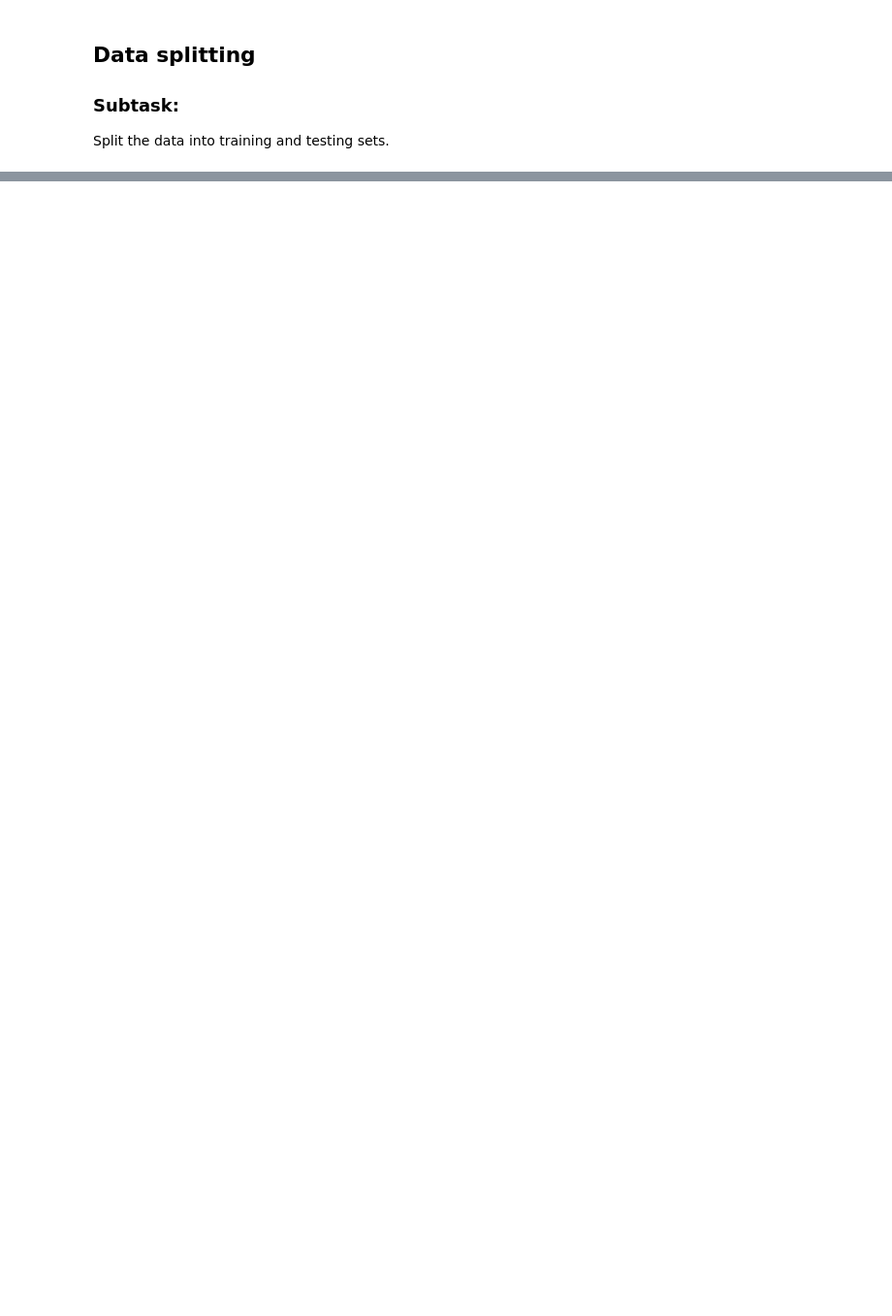
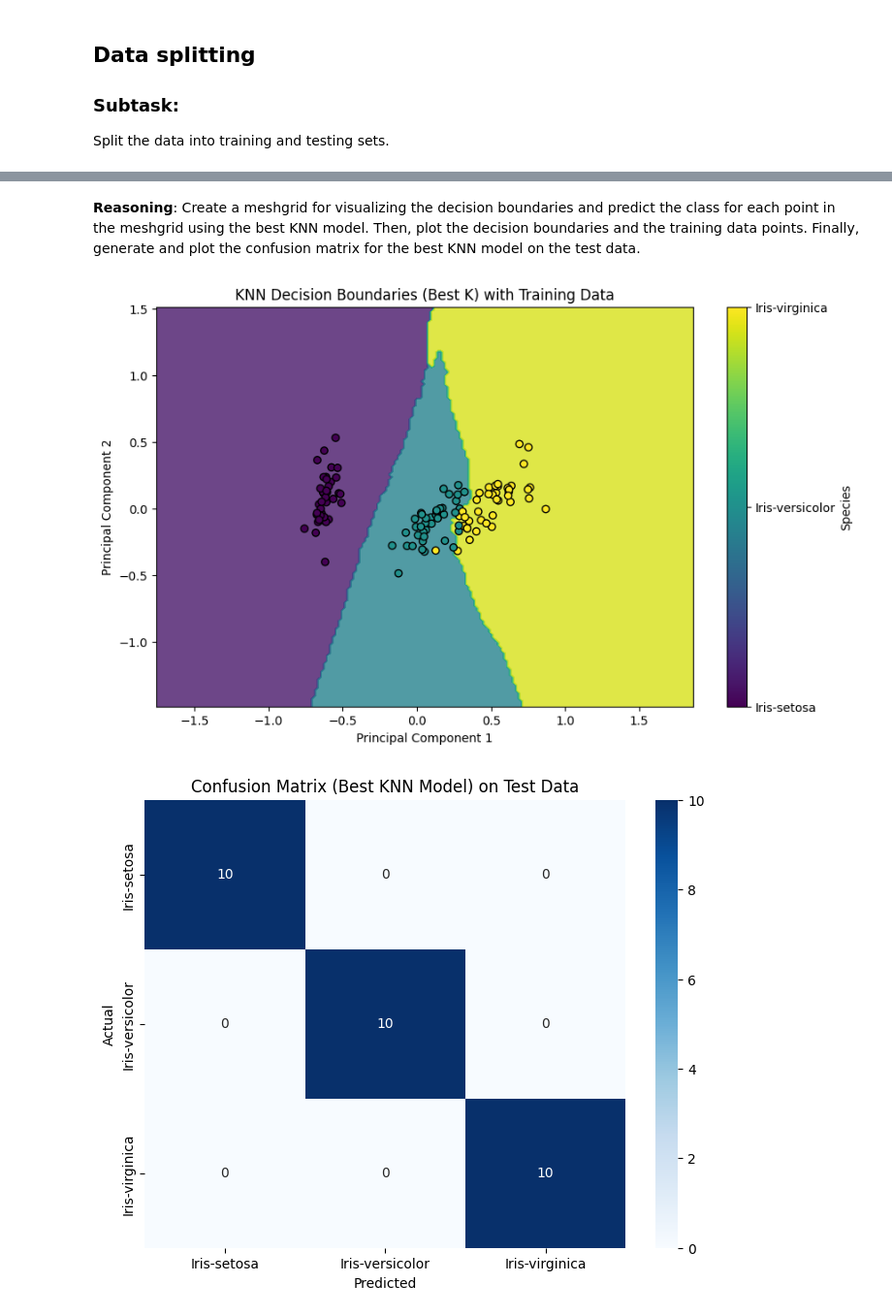
Before and after one commit to sravani12-ui/Task-7-AI-ML, a Jupyter notebook: Task6.ipynb, the cells around one changed output, grey strips where cells are left out. Shown: that part at 97% size. Saved outputs shown, nothing was run; the diff lists cells and outputs as text; code cells hidden in the pictures; blank space fills up the shorter version.

```diff
--- a/Task6.ipynb
+++ b/Task6.ipynb
@@ -525,3 +296,64 @@ for k, knn in classifiers.items():
+# %% [markdown]
+**Reasoning**:
+Create a meshgrid for visualizing the decision boundaries and predict the class for each point in the meshgrid using the best KNN model. Then, plot the decision boundaries and the training data points. Finally, generate and plot the confusion matrix for the best KNN model on the test data.
+# %%
+import numpy as np
+import matplotlib.pyplot as plt
+import seaborn as sns
+from sklearn.decomposition import PCA
+from sklearn.metrics import confusion_matrix
+
+# Use the first two principal components for visualization
+pca = PCA(n_components=2)
+X_train_pca = pca.fit_transform(X_train)
+X_test_pca = pca.transform(X_test)
+
+# Train the best KNN model on the PCA-transformed training data
+best_knn.fit(X_train_pca, y_train)
+
+# Create a meshgrid of points to plot the decision boundaries
+x_min, x_max = X_train_pca[:, 0].min() - 1, X_train_pca[:, 0].max() + 1
+y_min, y_max = X_train_pca[:, 1].min() - 1, X_train_pca[:, 1].max() + 1
+xx, yy = np.meshgrid(np.arange(x_min, x_max, 0.02),
+                     np.arange(y_min, y_max, 0.02))
+
+# Predict the class for each point in the meshgrid
+Z = best_knn.predict(np.c_[xx.ravel(), yy.ravel()])
+Z = Z.reshape(xx.shape)
+
+# Map species names to numerical values for contour plotting
+species_map = {'Iris-setosa': 0, 'Iris-versicolor': 1, 'Iris-virginica': 2}
+y_train_numeric = y_train.map(species_map)
+Z_numeric = np.array([species_map[label] for label in Z.ravel()]).reshape(Z.shape)
+
+
+# Plot the decision boundaries
+plt.figure(figsize=(10, 6))
+plt.contourf(xx, yy, Z_numeric, alpha=0.8, cmap=plt.cm.viridis)
+
+# Plot the training data points
+scatter = plt.scatter(X_train_pca[:, 0], X_train_pca[:, 1], c=y_train_numeric, edgecolors='k', cmap=plt.cm.viridis)
+plt.xlabel('Principal Component 1')
+plt.ylabel('Principal Component 2')
+plt.title('KNN Decision Boundaries (Best K) with Training Data')
+plt.colorbar(scatter, ticks=[0, 1, 2], label='Species').set_ticklabels(['Iris-setosa', 'Iris-versicolor', 'Iris-virginica'])
+plt.show()
+
+# Predict on the test data for the confusion matrix
+y_pred_best_knn = best_knn.predict(X_test_pca)
+
+# Generate and display the confusion matrix for the best KNN model
+cm_best_knn = confusion_matrix(y_test, y_pred_best_knn)
+
+plt.figure(figsize=(8, 6))
+sns.heatmap(cm_best_knn, annot=True, fmt="d", cmap="Blues", xticklabels=best_knn.classes_, yticklabels=best_knn.classes_)
+plt.title("Confusion Matrix (Best KNN Model) on Test Data")
+plt.xlabel("Predicted")
+plt.ylabel("Actual")
+plt.show()
+# %% [output]
+[figure, added]
+[figure, added]
 # %% [markdown]
 ## Summary:
 
```
Also changed, not shown: parts of 39 cells of this notebook.
